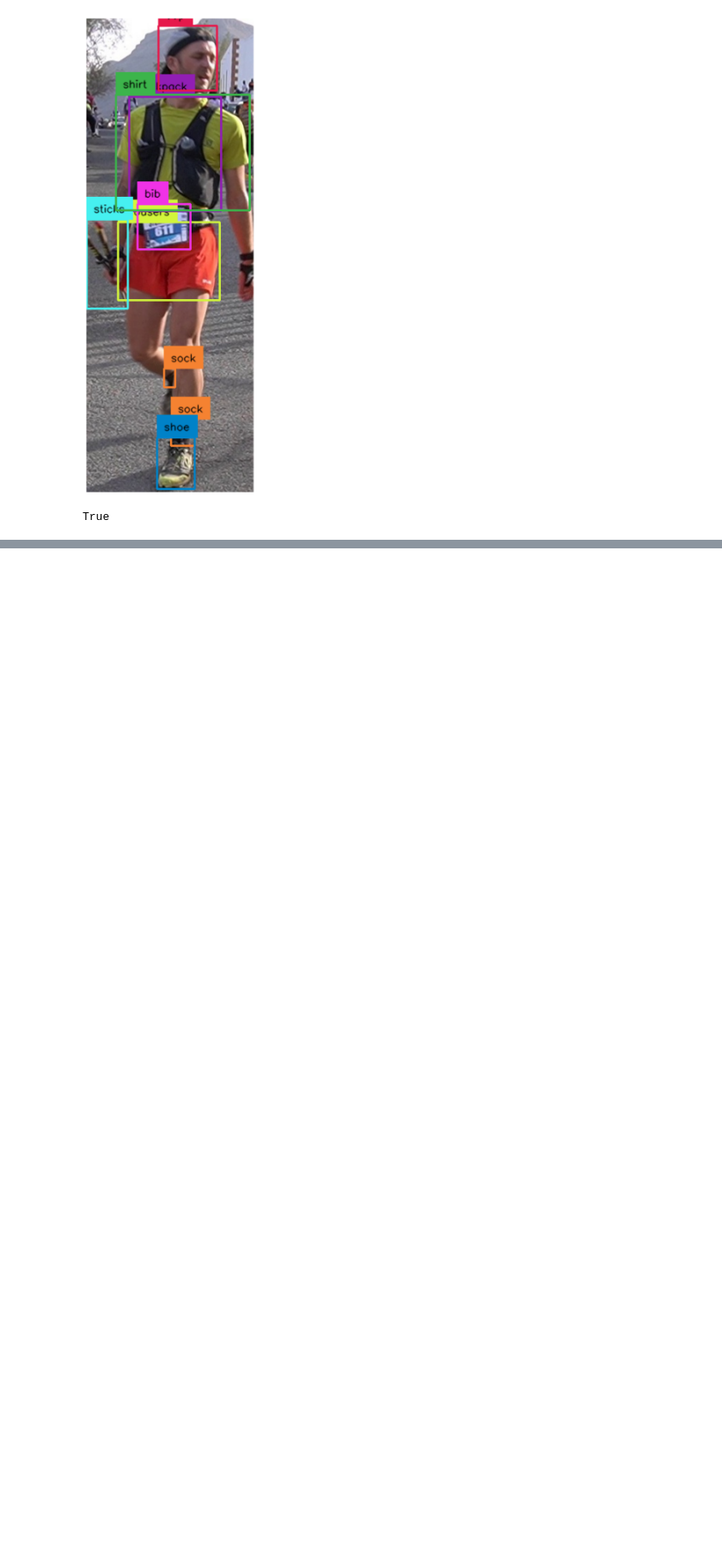
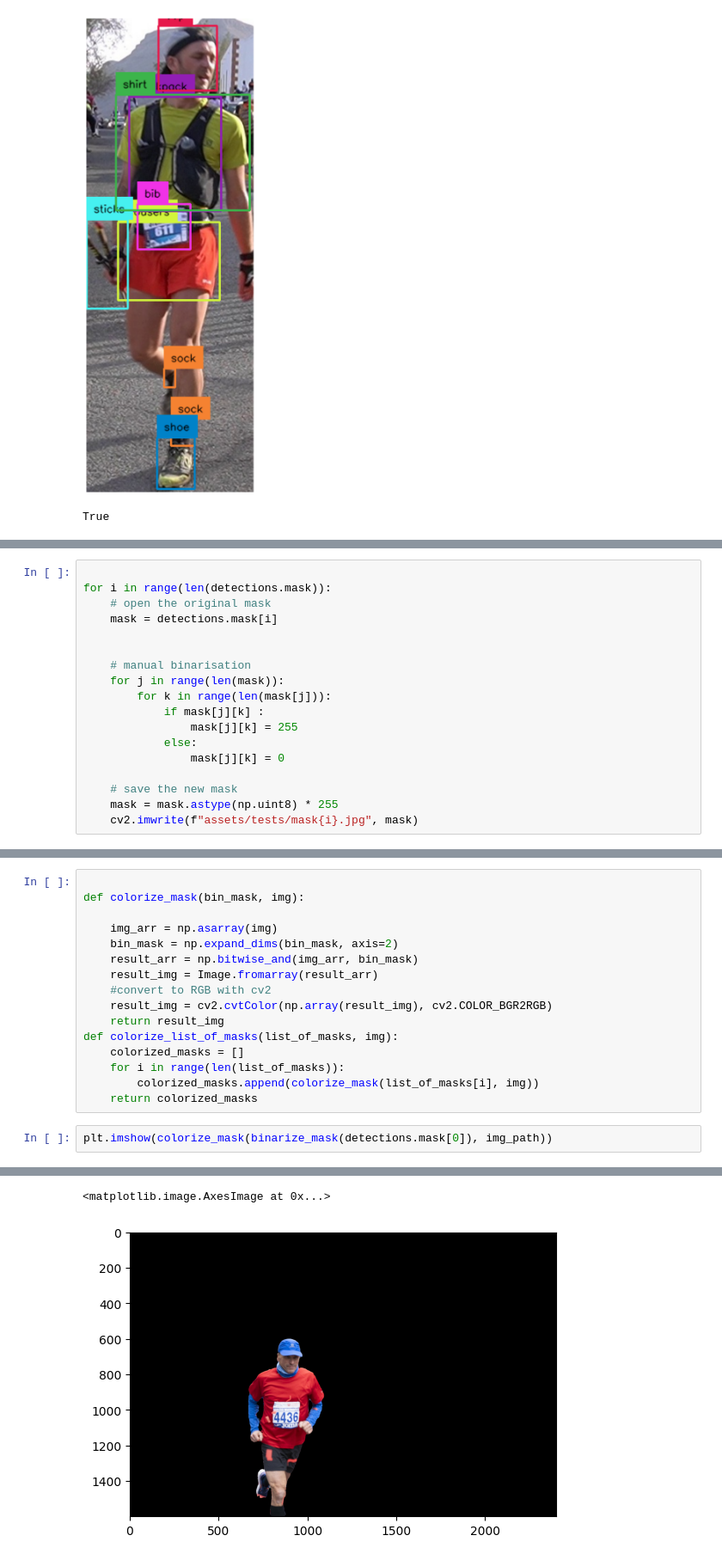
Before and after one commit to clement-gh/projetIA, a Jupyter notebook: analyzer/testeur_de_fonctionnalité.ipynb, the cells around one changed output, grey strips where cells are left out. Shown at 86% size. Drawn from its saved outputs; the diff is of its cells as text; blank space fills up the shorter version.

```diff
--- a/analyzer/testeur_de_fonctionnalité.ipynb
+++ b/analyzer/testeur_de_fonctionnalité.ipynb
@@ -307,0 +381,18 @@ True
+# %%
+
+for i in range(len(detections.mask)):
+    # open the original mask
+    mask = detections.mask[i]
+
+
+    # manual binarisation
+    for j in range(len(mask)):
+        for k in range(len(mask[j])):
+            if mask[j][k] :
+                mask[j][k] = 255
+            else:
+                mask[j][k] = 0
+
+    # save the new mask
+    mask = mask.astype(np.uint8) * 255
+    cv2.imwrite(f"assets/tests/mask{i}.jpg", mask)
@@ -307,0 +443,19 @@ True
+# %%
+
+def colorize_mask(bin_mask, img):
+
+    img_arr = np.asarray(img)
+    bin_mask = np.expand_dims(bin_mask, axis=2)
+    result_arr = np.bitwise_and(img_arr, bin_mask)
+    result_img = Image.fromarray(result_arr)
+    #convert to RGB with cv2
+    result_img = cv2.cvtColor(np.array(result_img), cv2.COLOR_BGR2RGB)
+    return result_img
+def colorize_list_of_masks(list_of_masks, img):
+    colorized_masks = []
+    for i in range(len(list_of_masks)):
+        colorized_masks.append(colorize_mask(list_of_masks[i], img))
+    return colorized_masks
+# %%
+plt.imshow(colorize_mask(binarize_mask(detections.mask[0]), img_path))
+# %% [output]
@@ -307,0 +469,2 @@ True
+<matplotlib.image.AxesImage at 0x...>
+[figure, added]
```
Also changed, not shown: parts of 13 cells of this notebook.
